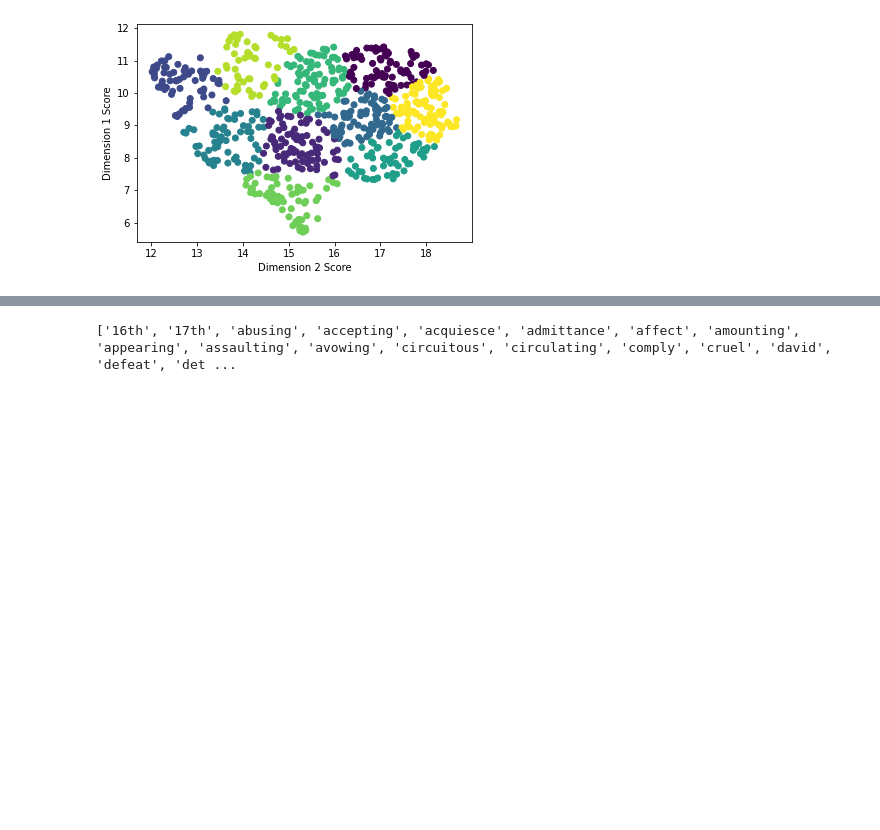
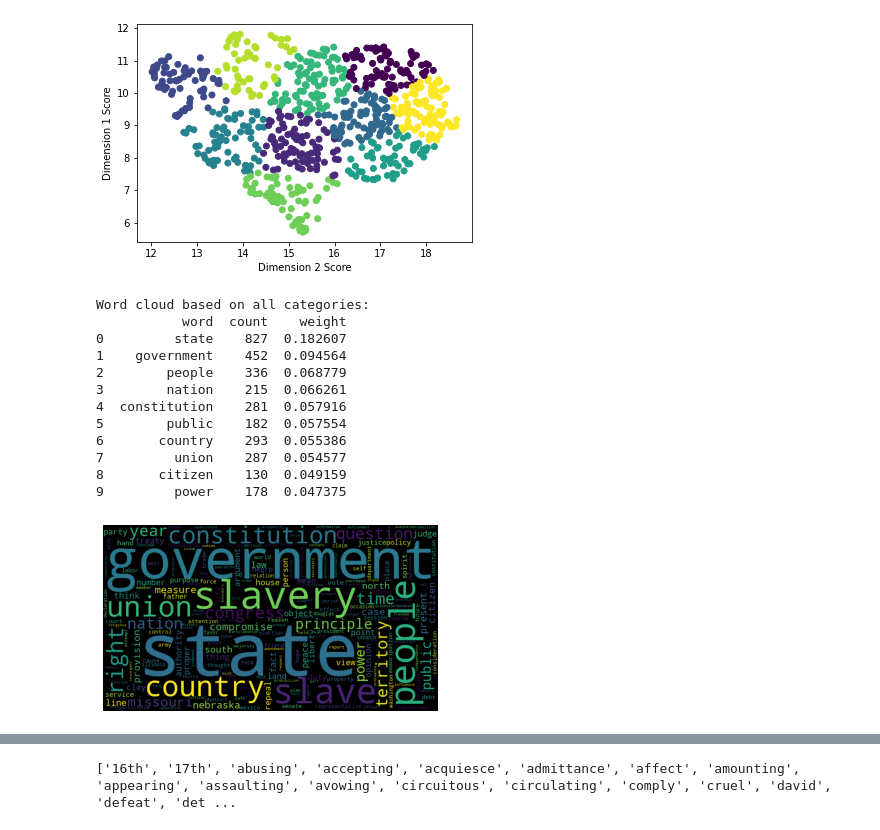
Before and after one commit to yahya010/DocClustering, a Jupyter notebook: Code/ColabRefactor2.ipynb, the cells around one changed output, grey strips where cells are left out. Drawn from its saved outputs; the diff is of its cells as text; code cells hidden in the pictures; blank space fills up the shorter version.

```diff
--- a/Code/ColabRefactor2.ipynb
+++ b/Code/ColabRefactor2.ipynb
@@ -461,4 +461,45 @@ def build_vectorizer(documents, ngram_range=(1,1), max_df=1.0, min_df=1, stop_wo
     samp_dist = 1 - cos_sim
 
     return cvec, tf, tfidf, feature_names, df_bag_of_words, df_weights, cos_sim, samp_dist
+
+# Build TF-IDF matrices
+li_lem_strings = df_lem_strings['lem string'].values.tolist()
+cvec, tf, tfidf, feature_names, df_bag_of_words, df_weights, cos_sim, samp_dist = build_vectorizer(li_lem_strings)
+# %%
+def word_cloud(df_weights, n_top_words=10, is_print=True, is_plot=True):
+  '''
+  Build a word cloud
+  '''
+  s_word_freq = pd.Series(df_weights['count'])
+  s_word_freq.index = df_weights['word']
+  di_word_freq = s_word_freq.to_dict()
+  cloud = WordCloud(width=900, height=500).generate_from_frequencies(di_word_freq)
+
+  if is_print:
+    print(df_weights.iloc[:n_top_words,:])
+
+  if is_plot:
+    plt.imshow(cloud)
+    plt.axis('off')
+    plt.show()
+
+  return cloud
+
+# Build word cloud
+print("Word cloud based on all categories:")
+cloud_all = word_cloud(df_weights, is_print=True)
+# %% [output]
+Word cloud based on all categories:
+           word  count    weight
+0         state    827  0.182607
+1    government    452  0.094564
+2        people    336  0.068779
+3        nation    215  0.066261
+4  constitution    281  0.057916
+5        public    182  0.057554
+6       country    293  0.055386
+7         union    287  0.054577
+8       citizen    130  0.049159
+9         power    178  0.047375
+[figure, added]
 # %%
```
Also changed, not shown: parts of 5 cells of this notebook.
